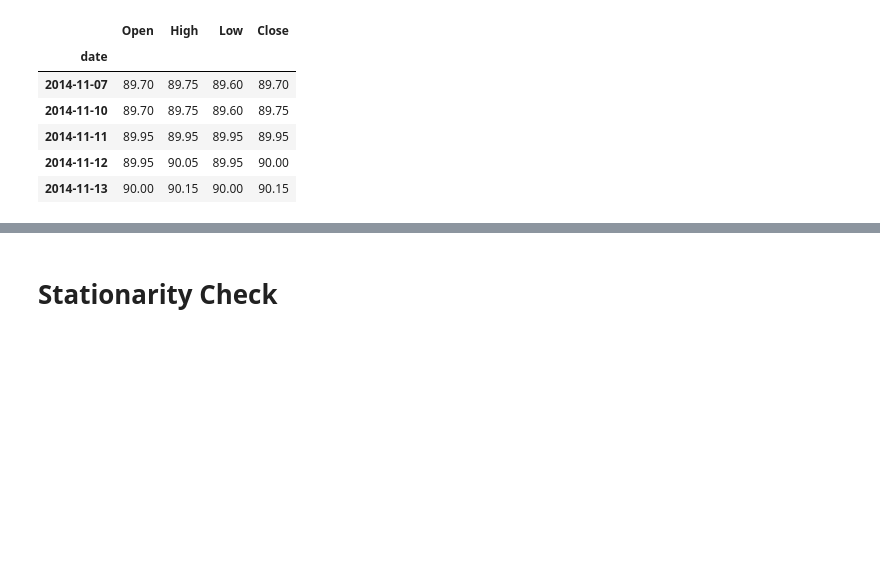
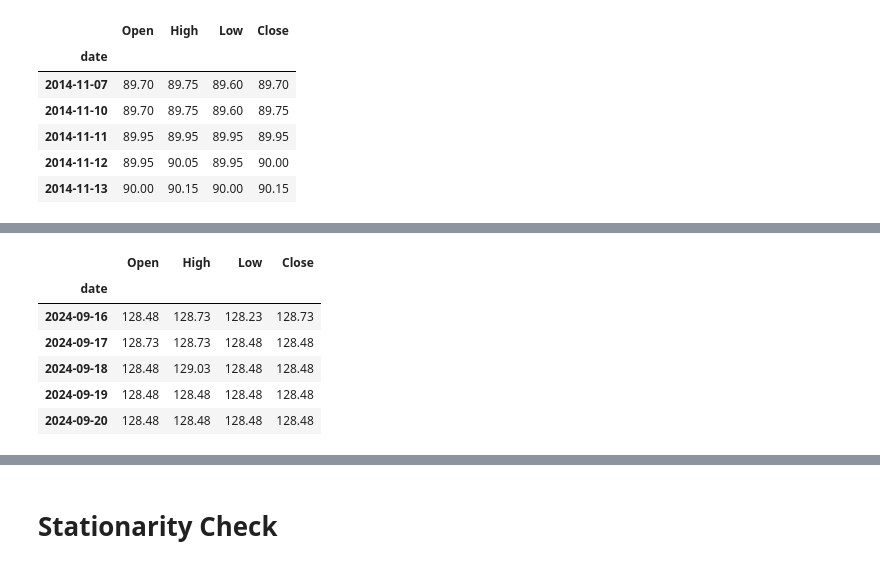
Before and after one commit to memmar1/Project, a Jupyter notebook: Final_Cpastone.ipynb, the cells around one changed output, grey strips where cells are left out. Drawn from its saved outputs; the diff is of its cells as text; code cells hidden in the pictures; blank space fills up the shorter version.

```diff
--- a/Final_Cpastone.ipynb
+++ b/Final_Cpastone.ipynb
@@ -62,3 +64,13 @@ memory usage: 100.2 KB
+# %%
+data.tail()
+# %% [output]
+|  | Open | High | Low | Close |
+| date |  |  |  |  |
+| 2024-09-16 | 128.48 | 128.73 | 128.23 | 128.73 |
+| 2024-09-17 | 128.73 | 128.73 | 128.48 | 128.48 |
+| 2024-09-18 | 128.48 | 129.03 | 128.48 | 128.48 |
+| 2024-09-19 | 128.48 | 128.48 | 128.48 | 128.48 |
+| 2024-09-20 | 128.48 | 128.48 | 128.48 | 128.48 |
 # %%
 # Summary statistics
 data.describe()
```
Also changed, not shown: parts of 50 cells of this notebook, 15 other files.
